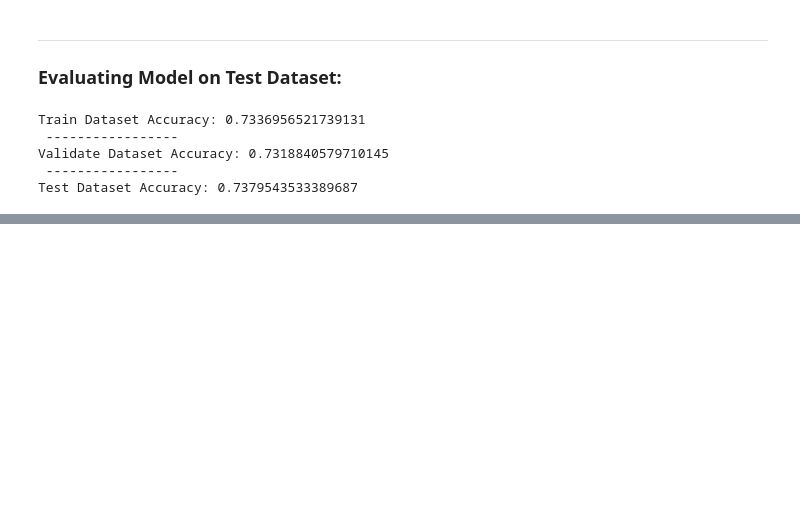
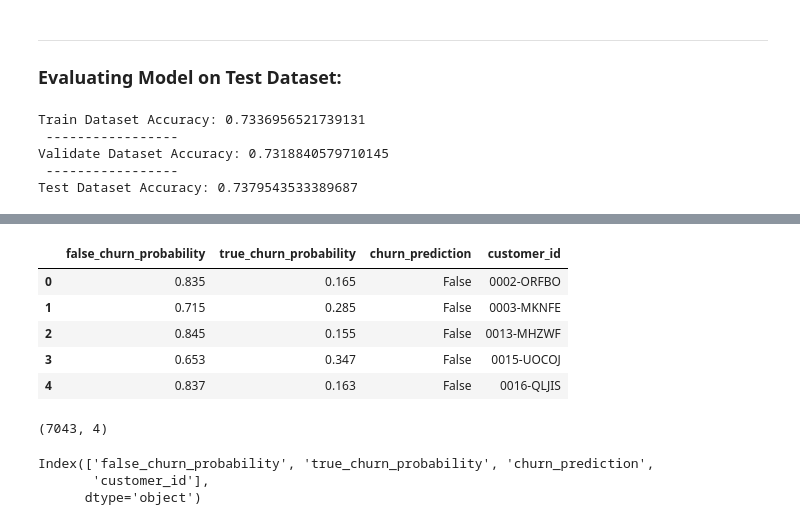
Before and after one commit to mijailmariano/ML-Classification-Telecommunications-Services, a Jupyter notebook: final_report.ipynb, the cells around one changed output, grey strips where cells are left out. Saved outputs shown, nothing was run; the diff lists cells and outputs as text; code cells hidden in the pictures; blank space fills up the shorter version.

```diff
--- a/final_report.ipynb
+++ b/final_report.ipynb
@@ -2096,0 +2314,5 @@ Test Dataset Accuracy: 0.7379543533389687
+# %%
+# generating predictions
+
+y_predictions = rf.predict(X)
+y_predictions[0:51] # viewing predictions
@@ -2096,0 +2330,5 @@ Test Dataset Accuracy: 0.7379543533389687
+# %%
+# generating a prediction series for easier concatenation
+
+predict = pd.Series(y_predictions)
+predict
@@ -2096,0 +2348,5 @@ Test Dataset Accuracy: 0.7379543533389687
+# %%
+# generating a customer id series for easier concatenation
+
+customer_id = telco_df["customer_id"]
+customer_id
@@ -2096,0 +2366,26 @@ Test Dataset Accuracy: 0.7379543533389687
+# %%
+# combining the probabilities df, predictions, and customer id series
+
+model_csv = pd.concat([model_csv, predict, customer_id], axis = 1)
+model_csv = model_csv.rename(columns = {0: "churn_prediction"})
+# %%
+model_csv.head() # checks out!
+# %% [output]
+|  | false_churn_probability | true_churn_probability | churn_prediction | customer_id |
+| 0 | 0.835 | 0.165 | False | 0002-ORFBO |
+| 1 | 0.715 | 0.285 | False | 0003-MKNFE |
+| 2 | 0.845 | 0.155 | False | 0013-MHZWF |
+| 3 | 0.653 | 0.347 | False | 0015-UOCOJ |
+| 4 | 0.837 | 0.163 | False | 0016-QLJIS |
+# %%
+model_csv.shape # checks out!
+# %% [output]
+(7043, 4)
+# %%
+# rearranging the columns to reflect the correct order
+
+model_csv.columns
+# %% [output]
+Index(['false_churn_probability', 'true_churn_probability', 'churn_prediction',
+       'customer_id'],
+      dtype='object')
```
Also changed, not shown: parts of 32 cells of this notebook, 3 other files.
